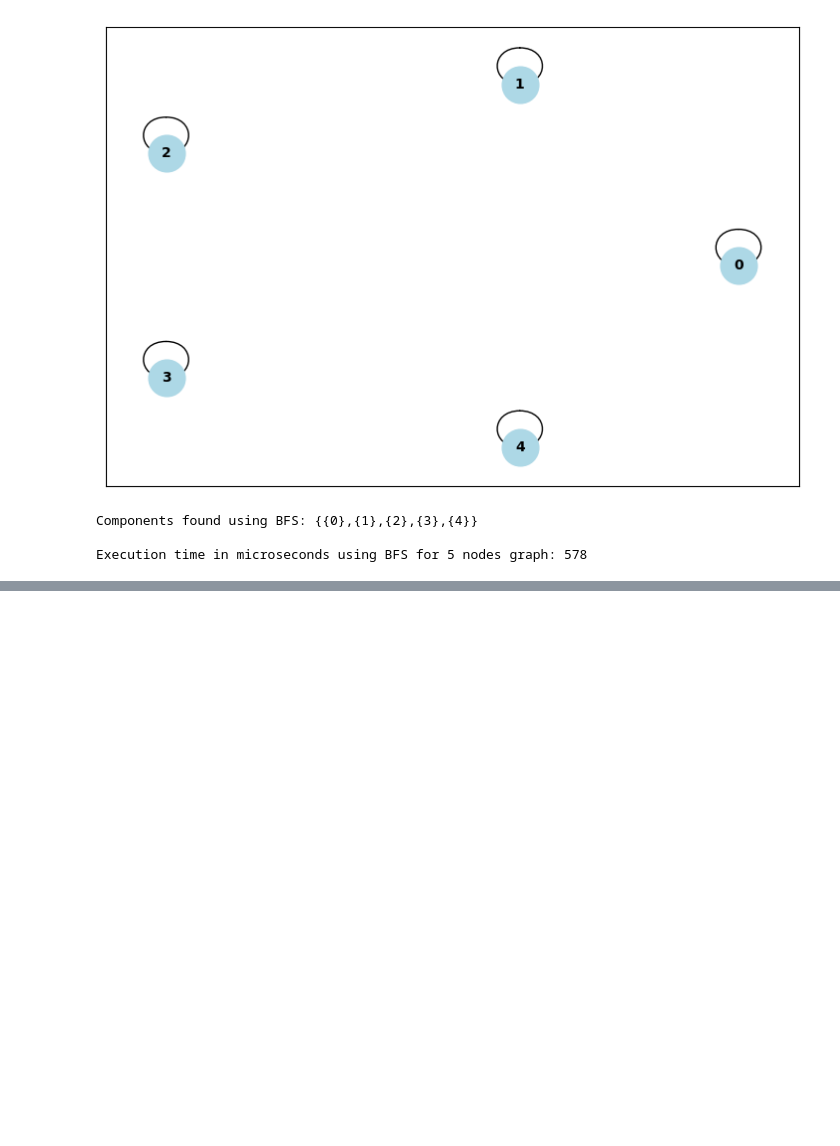
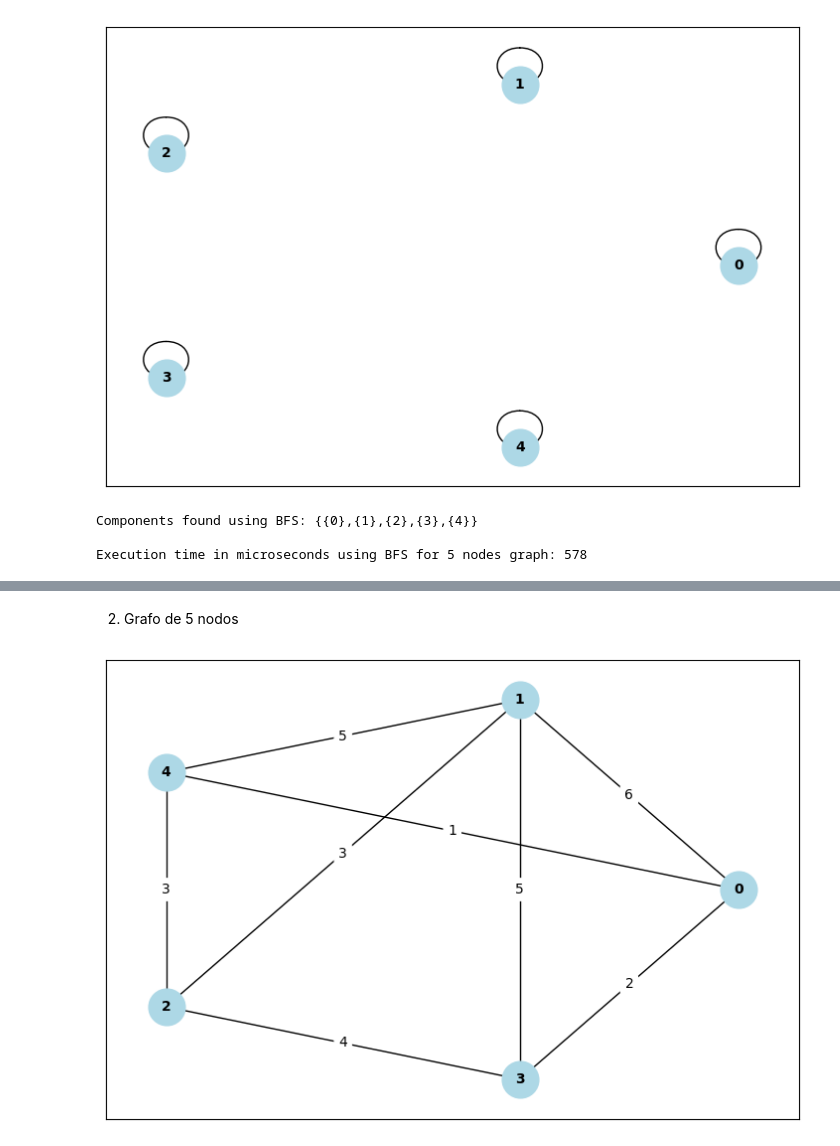
Before and after one commit to omardtl24/DALGO_ISIS1105, a Jupyter notebook: Tareas/Tarea04_Grafos.ipynb, the cells around one changed output, grey strips where cells are left out. Drawn from its saved outputs; the diff is of its cells as text; code cells hidden in the pictures; blank space fills up the shorter version.

```diff
--- a/Tareas/Tarea04_Grafos.ipynb
+++ b/Tareas/Tarea04_Grafos.ipynb
@@ -414,0 +496,7 @@ Execution time in microseconds using BFS for 5 nodes graph: 578
+# %% [markdown]
+2. Grafo de 5 nodos
+# %%
+edges = read_edge_list_from_file('Java Projects\GraphsImplementations\data\ProblemsCity5.txt')
+plot_graph(edges,directed=False,weighted=True)
+# %% [output]
+[figure, added]
```
Also changed, not shown: parts of 19 cells of this notebook, 12 other files.
